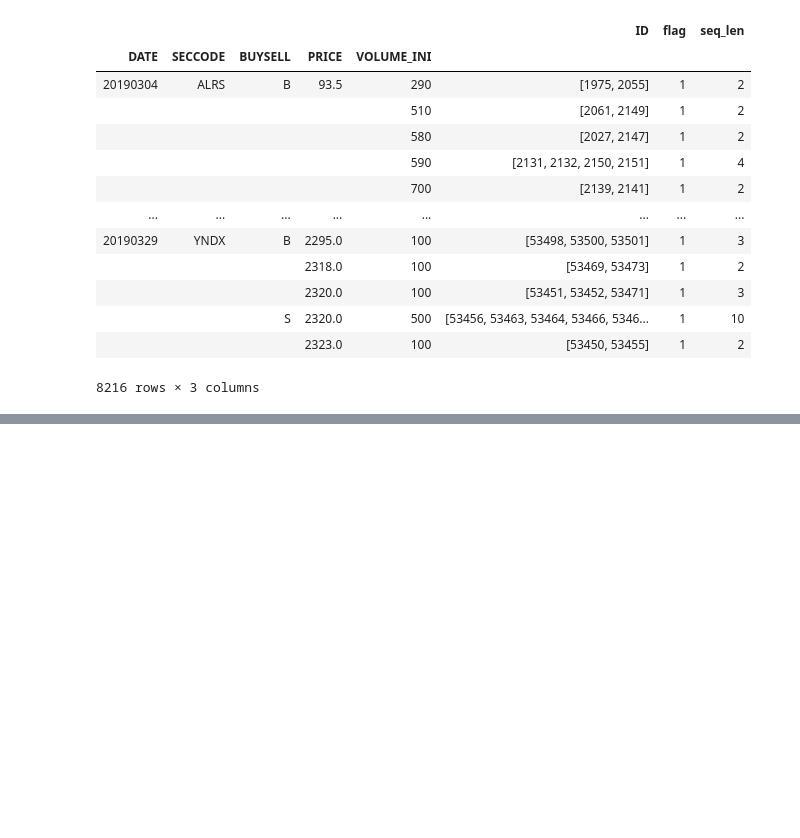
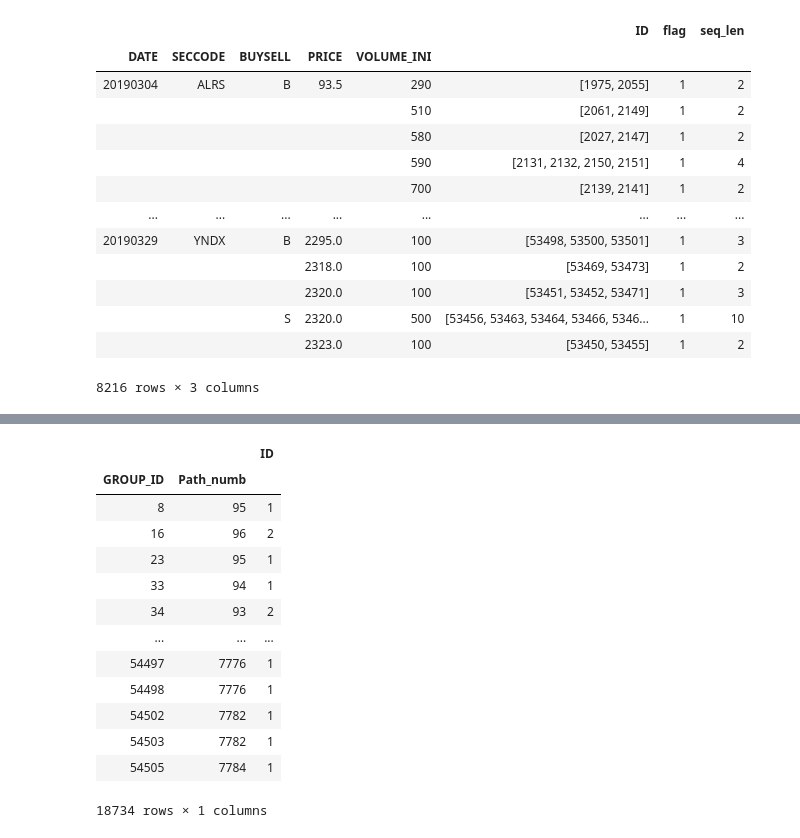
Before and after one commit to katya-luzina/master_thesis, a Jupyter notebook: определение цепочки айсберг-заявок .ipynb, the cells around one changed output, grey strips where cells are left out. Drawn from its saved outputs; the diff is of its cells as text; code cells hidden in the pictures; blank space fills up the shorter version.

```diff
--- a/определение цепочки айсберг-заявок .ipynb
+++ b/определение цепочки айсберг-заявок .ipynb
@@ -377,0 +336,20 @@ chain
+# %%
+# преобразуем в датафрейм
+for_big_ice = pd.DataFrame(for_big_ice)
+
+for_big_ice
+# %% [output]
+|  |  | ID |
+| GROUP_ID | Path_numb |  |
+| 8 | 95 | 1 |
+| 16 | 96 | 2 |
+| 23 | 95 | 1 |
+| 33 | 94 | 1 |
+| 34 | 93 | 2 |
+| ... | ... | ... |
+| 54497 | 7776 | 1 |
+| 54498 | 7776 | 1 |
+| 54502 | 7782 | 1 |
+| 54503 | 7782 | 1 |
+| 54505 | 7784 | 1 |
+18734 rows × 1 columns
```
Also changed, not shown: parts of 26 cells of this notebook.
